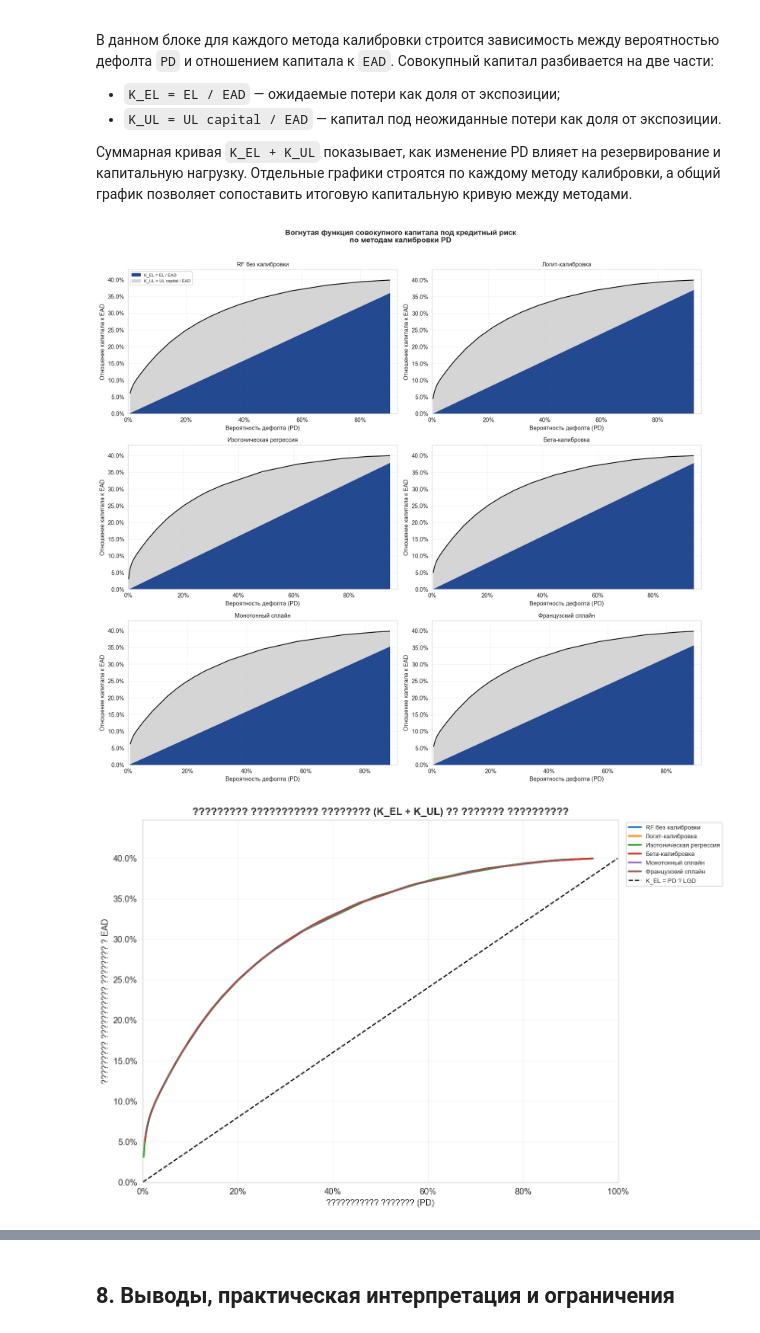
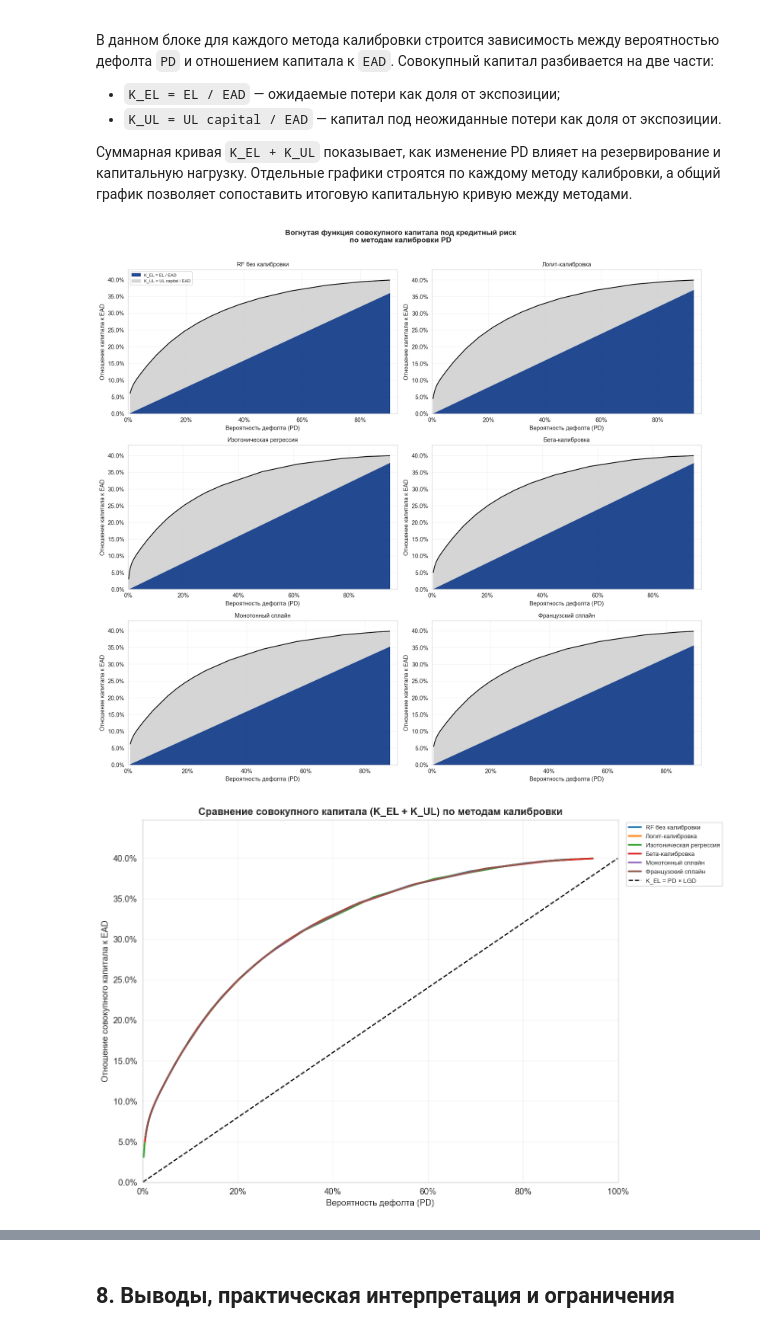
Before and after one commit to ddudenko275-boop/ColebrationTedo, a Jupyter notebook: notebooks/pd_calibration.ipynb, the cells around one changed output, grey strips where cells are left out. Drawn from its saved outputs; the diff is of its cells as text; code cells hidden in the pictures.

Commit message:
Restore capital plot labels

```diff
--- a/notebooks/pd_calibration.ipynb
+++ b/notebooks/pd_calibration.ipynb
@@ -2033,7 +2033,7 @@ plt.show()
 
 
 # -------------------------
-# 2. ????? ??????: ????????? ????????? ?????? ????????
+# 2. Общий график: сравнение суммарной кривой капитала
 # -------------------------
 capital_curves = {
     method: build_capital_curve(probs, capital_assumptions, n_bins=40)
@@ -2057,23 +2057,23 @@ for method, curve in capital_curves.items():
         label=method,
     )
 
-# ??? ?????????: ????????? ?????? ??? UL capital.
+# Для ориентира: ожидаемые потери без UL capital.
 ax.plot(
     pd_grid,
     k_el_grid,
     linestyle="--",
     color="black",
     linewidth=1.5,
-    label="K_EL = PD ? LGD",
+    label="K_EL = PD × LGD",
 )
 
 ax.set_title(
-    "????????? ??????????? ???????? (K_EL + K_UL) ?? ??????? ??????????",
+    "Сравнение совокупного капитала (K_EL + K_UL) по методам калибровки",
     fontsize=13,
     fontweight="bold",
 )
-ax.set_xlabel("??????????? ??????? (PD)")
-ax.set_ylabel("????????? ??????????? ???????? ? EAD")
+ax.set_xlabel("Вероятность дефолта (PD)")
+ax.set_ylabel("Отношение совокупного капитала к EAD")
 ax.set_xlim(0, min(1.0, max_curve_pd * 1.08))
 ax.set_ylim(0, max(max_curve_capital, max_reference_capital) * 1.12)
 ax.xaxis.set_major_formatter(PercentFormatter(1.0))
@@ -2090,34 +2090,34 @@ plt.show()
 # -------------------------
 capital_curve_summary = []
 
 for method, probs in capital_curve_methods.items():
     tmp = calculate_irb_capital(probs, assumptions=capital_assumptions).copy()
 
     capital_curve_summary.append({
         "method": method,
         "avg_pd": np.mean(tmp["pd"]),
         "avg_k_el_ratio": np.mean(tmp["expected_loss"] / tmp["ead"]),
         "avg_k_ul_ratio": np.mean(tmp["unexpected_loss_capital"] / tmp["ead"]),
         "avg_k_total_ratio": np.mean(
             (tmp["expected_loss"] + tmp["unexpected_loss_capital"]) / tmp["ead"]
         ),
         "max_pd": np.max(tmp["pd"]),
     })
 
 capital_curve_summary = pd.DataFrame(capital_curve_summary).set_index("method")
 
 display(
     capital_curve_summary.style.format({
         "avg_pd": "{:.2%}",
         "avg_k_el_ratio": "{:.2%}",
         "avg_k_ul_ratio": "{:.2%}",
         "avg_k_total_ratio": "{:.2%}",
         "max_pd": "{:.2%}",
     })
 )
 # %% [output]
 [figure]
-[figure, old version]
+[figure, new version]
 |  | avg_pd | avg_k_el_ratio | avg_k_ul_ratio | avg_k_total_ratio | max_pd |
 | method |  |  |  |  |  |
 | RF без калибровки | 14.06% | 5.62% | 9.49% | 15.11% | 96.60% |
```
Also changed, not shown: parts of 2 cells of this notebook.
